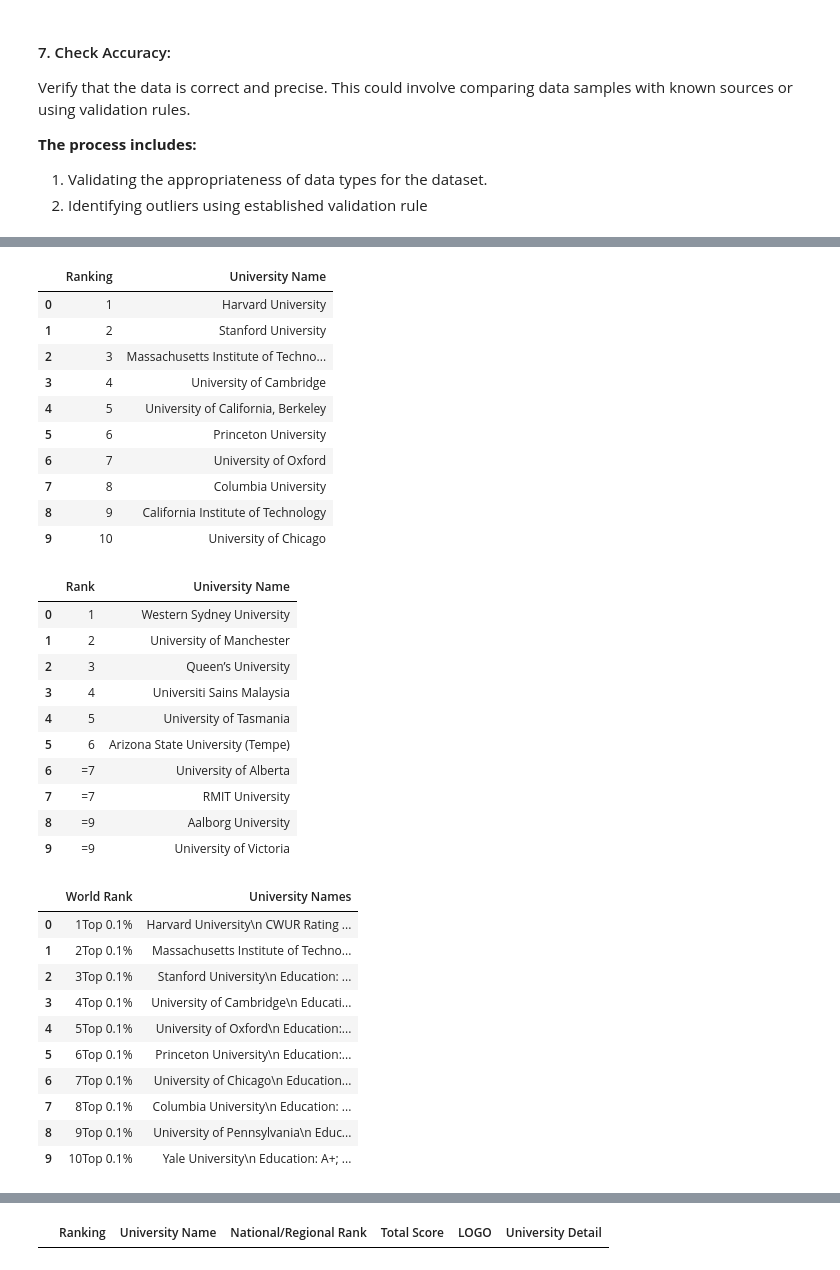
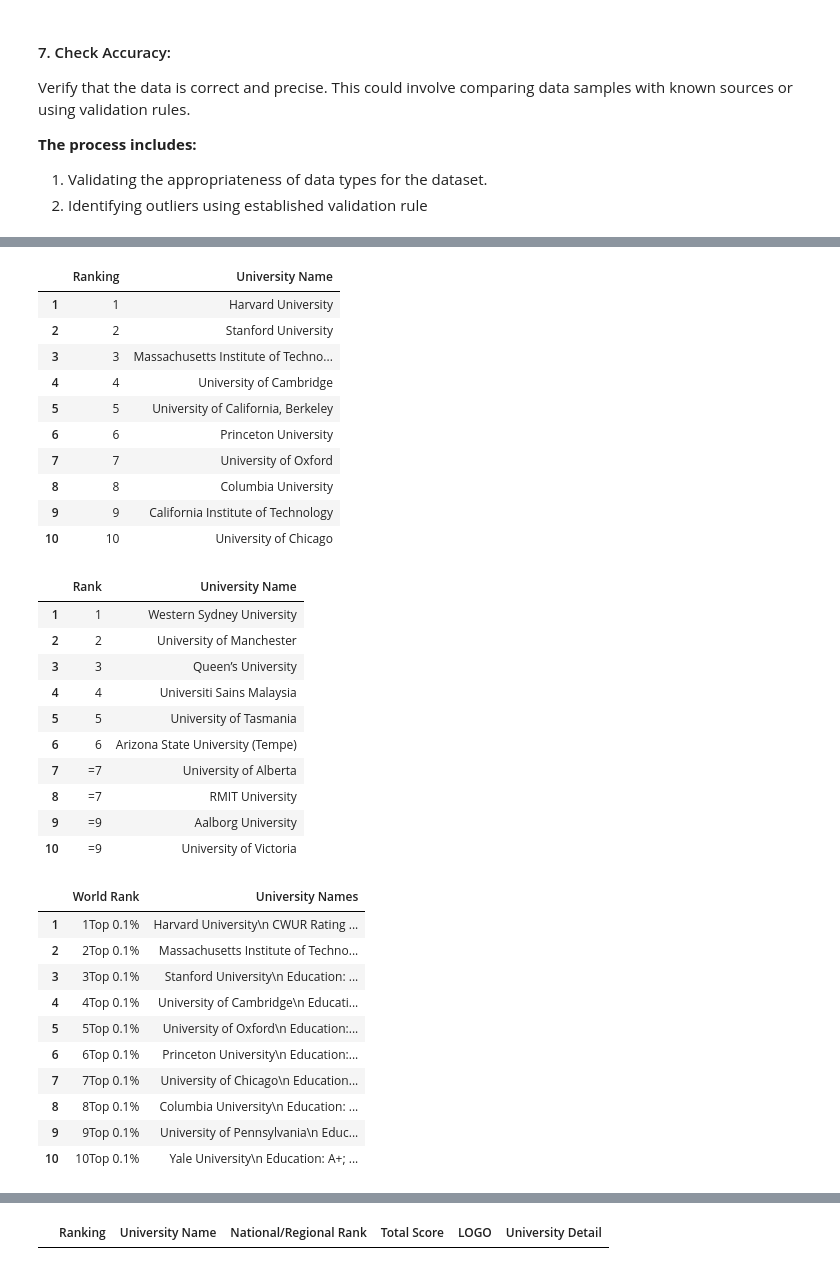
Before and after one commit to ABDULKREM-AL-SAIF/world-university-rankings-analysis, a Jupyter notebook: EDA explain template.ipynb, the cells around one changed output, grey strips where cells are left out. Drawn from its saved outputs; the diff is of its cells as text; code cells hidden in the pictures.

```diff
--- a/EDA explain template.ipynb
+++ b/EDA explain template.ipynb
@@ -12,4 +12,7 @@ from scipy.stats import zscore
 ## Loading the data
 We can now load the dataset into pandas using the read_csv() function. This converts the CSV file into a Pandas dataframe.
 # %%
-shanghai = pd.read_excel('Data/shanghai Ranking.xlsx')
+#Read in the csv file and convert to a Pandas dataframe
+shangahai_rank_df = pd.read_excel("Data/shanghai Ranking.xlsx")
+times_rank_df = pd.read_excel("Data/Times Higher Education.xlsx")
+world_rank_df = pd.read_excel("Data/Word Rank University.xlsx")
@@ -219,0 +309,2 @@ Verify that the data is correct and precise. This could involve comparing data s
+# %%
+shangahai_rank_df.index = shangahai_rank_df.index + 1
@@ -301,44 +448,44 @@ We use 3 common visualization methods:
 # %%
-shanghai[['Ranking', 'University Name']].head(10)
+shangahai_rank_df[['Ranking', 'University Name']].head(10)
 # %% [output]
 |  | Ranking | University Name |
-| 0 | 1 | Harvard University |
-| 1 | 2 | Stanford University |
-| 2 | 3 | Massachusetts Institute of Techno... |
-| 3 | 4 | University of Cambridge |
-| 4 | 5 | University of California, Berkeley |
-| 5 | 6 | Princeton University |
-| 6 | 7 | University of Oxford |
-| 7 | 8 | Columbia University |
-| 8 | 9 | California Institute of Technology |
-| 9 | 10 | University of Chicago |
+| 1 | 1 | Harvard University |
+| 2 | 2 | Stanford University |
+| 3 | 3 | Massachusetts Institute of Techno... |
+| 4 | 4 | University of Cambridge |
+| 5 | 5 | University of California, Berkeley |
+| 6 | 6 | Princeton University |
+| 7 | 7 | University of Oxford |
+| 8 | 8 | Columbia University |
+| 9 | 9 | California Institute of Technology |
+| 10 | 10 | University of Chicago |
 # %%
-Times[['Rank', 'University Name ']].head(10)
+times_rank_df[['Rank', 'University Name ']].head(10)
 # %% [output]
 |  | Rank | University Name |
-| 0 | 1 | Western Sydney University |
-| 1 | 2 | University of Manchester |
-| 2 | 3 | Queen’s University |
-| 3 | 4 | Universiti Sains Malaysia |
-| 4 | 5 | University of Tasmania |
-| 5 | 6 | Arizona State University (Tempe) |
-| 6 | =7 | University of Alberta |
-| 7 | =7 | RMIT University |
-| 8 | =9 | Aalborg University |
-| 9 | =9 | University of Victoria |
+| 1 | 1 | Western Sydney University |
+| 2 | 2 | University of Manchester |
+| 3 | 3 | Queen’s University |
+| 4 | 4 | Universiti Sains Malaysia |
+| 5 | 5 | University of Tasmania |
+| 6 | 6 | Arizona State University (Tempe) |
+| 7 | =7 | University of Alberta |
+| 8 | =7 | RMIT University |
+| 9 | =9 | Aalborg University |
+| 10 | =9 | University of Victoria |
 # %%
-Word[['World Rank', 'University Names']].head(10)
+world_rank_df[['World Rank', 'University Names']].head(10)
 # %% [output]
 |  | World Rank | University Names |
-| 0 | 1Top 0.1% | Harvard University\n CWUR Rating ... |
-| 1 | 2Top 0.1% | Massachusetts Institute of Techno... |
-| 2 | 3Top 0.1% | Stanford University\n Education: ... |
-| 3 | 4Top 0.1% | University of Cambridge\n Educati... |
-| 4 | 5Top 0.1% | University of Oxford\n Education:... |
-| 5 | 6Top 0.1% | Princeton University\n Education:... |
-| 6 | 7Top 0.1% | University of Chicago\n Education... |
-| 7 | 8Top 0.1% | Columbia University\n Education: ... |
-| 8 | 9Top 0.1% | University of Pennsylvania\n Educ... |
-| 9 | 10Top 0.1% | Yale University\n Education: A+; ... |
+| 1 | 1Top 0.1% | Harvard University\n CWUR Rating ... |
+| 2 | 2Top 0.1% | Massachusetts Institute of Techno... |
+| 3 | 3Top 0.1% | Stanford University\n Education: ... |
+| 4 | 4Top 0.1% | University of Cambridge\n Educati... |
+| 5 | 5Top 0.1% | University of Oxford\n Education:... |
+| 6 | 6Top 0.1% | Princeton University\n Education:... |
+| 7 | 7Top 0.1% | University of Chicago\n Education... |
+| 8 | 8Top 0.1% | Columbia University\n Education: ... |
+| 9 | 9Top 0.1% | University of Pennsylvania\n Educ... |
+| 10 | 10Top 0.1% | Yale University\n Education: A+; ... |
 # %%
 # Which universities are ranked in the top 10 for employment outcomes?
```
Also changed, not shown: parts of 56 cells of this notebook.
